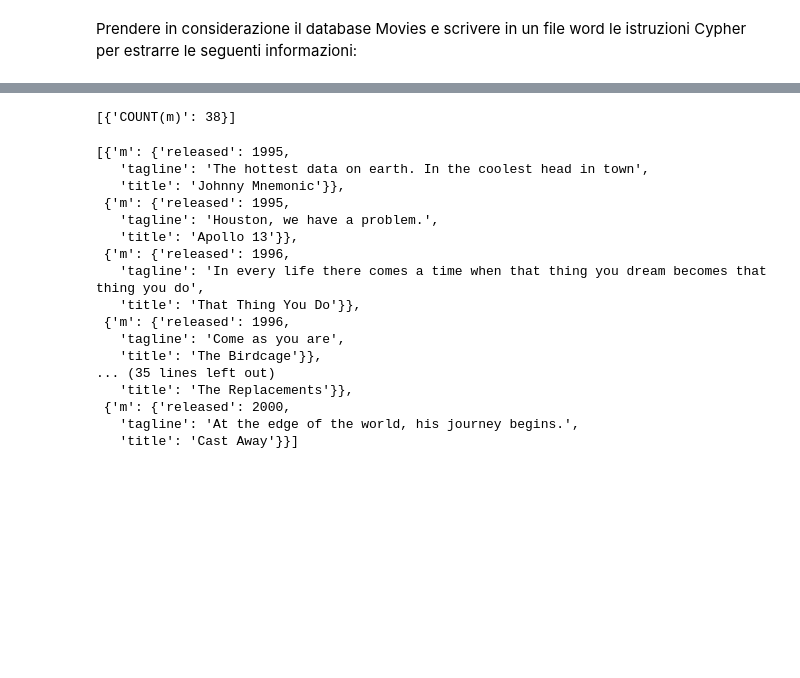
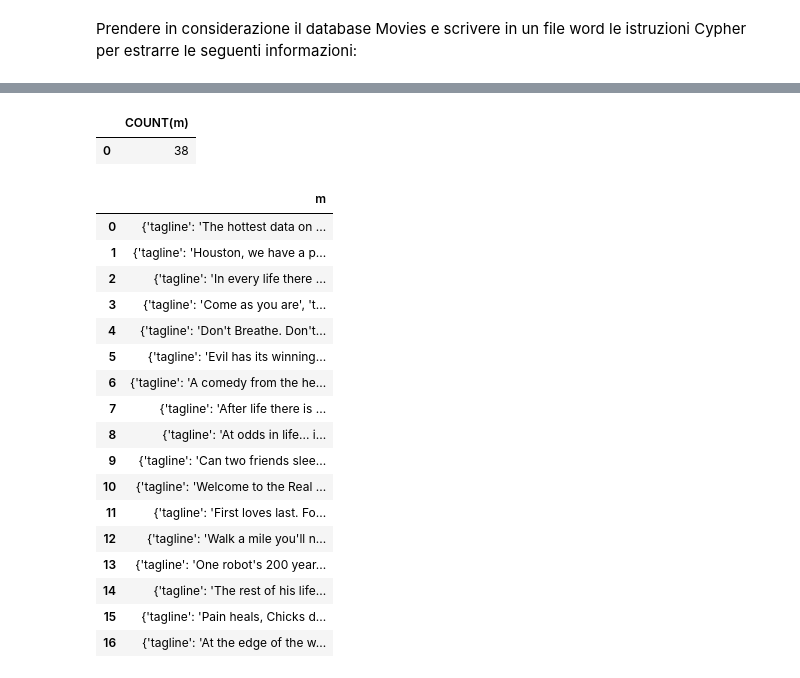
Before and after one commit to nicopierro/informatica, a Jupyter notebook: Esercizi_Neo4j.ipynb, the cells around one changed output, grey strips where cells are left out. Cells and saved outputs as stored; diff of their text form; code cells hidden in the pictures; blank space fills up the shorter version.

```diff
--- a/Esercizi_Neo4j.ipynb
+++ b/Esercizi_Neo4j.ipynb
@@ -171,36 +144,40 @@ RETURN COUNT(m)
 
 with driver.session() as graphDB_Session:
     result = graphDB_Session.run(cypher_query).data()
-result
+df = pd.DataFrame(result)
+df
 # %% [output]
-[{'COUNT(m)': 38}]
+|  | COUNT(m) |
+| 0 | 38 |
 # %%
 # 6. i film presentati tra il 1995 e il 2000 (estremi inclusi)
 cypher_query = '''
 MATCH (m:Movie)
 WHERE m.released >= 1995 AND m.released <= 2000
 RETURN m
 '''
 
 with driver.session() as graphDB_Session:
     result = graphDB_Session.run(cypher_query).data()
-result
+df = pd.DataFrame(result)
+df
 # %% [output]
-[{'m': {'released': 1995,
-   'tagline': 'The hottest data on earth. In the coolest head in town',
-   'title': 'Johnny Mnemonic'}},
- {'m': {'released': 1995,
-   'tagline': 'Houston, we have a problem.',
-   'title': 'Apollo 13'}},
- {'m': {'released': 1996,
-   'tagline': 'In every life there comes a time when that thing you dream becomes that thing you do',
-   'title': 'That Thing You Do'}},
- {'m': {'released': 1996,
-   'tagline': 'Come as you are',
-   'title': 'The Birdcage'}},
-... (35 lines left out)
-   'title': 'The Replacements'}},
- {'m': {'released': 2000,
-   'tagline': 'At the edge of the world, his journey begins.',
-   'title': 'Cast Away'}}]
+|  | m |
+| 0 | {'tagline': 'The hottest data on ... |
+| 1 | {'tagline': 'Houston, we have a p... |
+| 2 | {'tagline': 'In every life there ... |
+| 3 | {'tagline': 'Come as you are', 't... |
+| 4 | {'tagline': 'Don't Breathe. Don't... |
+| 5 | {'tagline': 'Evil has its winning... |
+| 6 | {'tagline': 'A comedy from the he... |
+| 7 | {'tagline': 'After life there is ... |
+| 8 | {'tagline': 'At odds in life... i... |
+| 9 | {'tagline': 'Can two friends slee... |
+| 10 | {'tagline': 'Welcome to the Real ... |
+| 11 | {'tagline': 'First loves last. Fo... |
+| 12 | {'tagline': 'Walk a mile you'll n... |
+| 13 | {'tagline': 'One robot's 200 year... |
+| 14 | {'tagline': 'The rest of his life... |
+| 15 | {'tagline': 'Pain heals, Chicks d... |
+| 16 | {'tagline': 'At the edge of the w... |
 # %%
```
Also changed, not shown: parts of 18 cells of this notebook.
